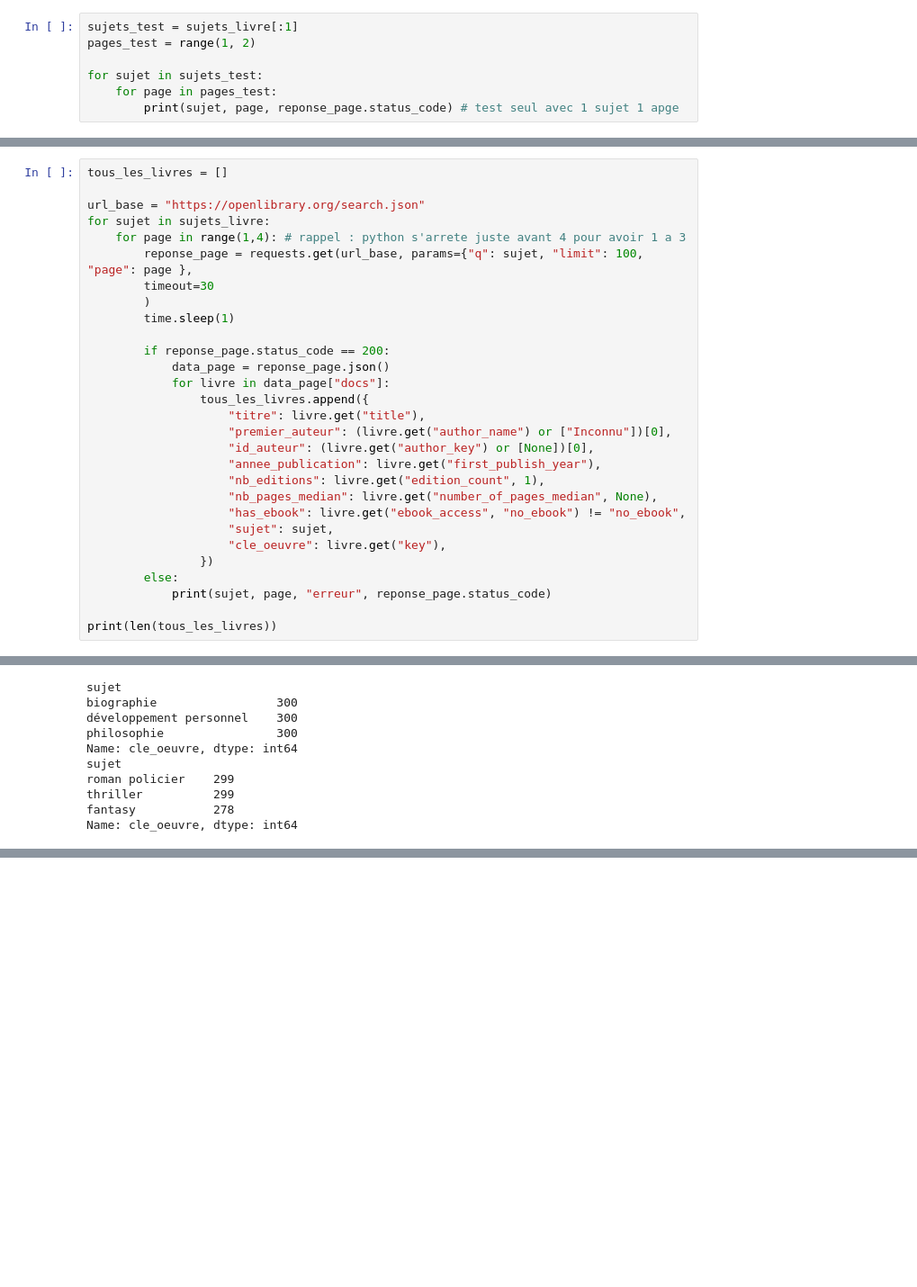
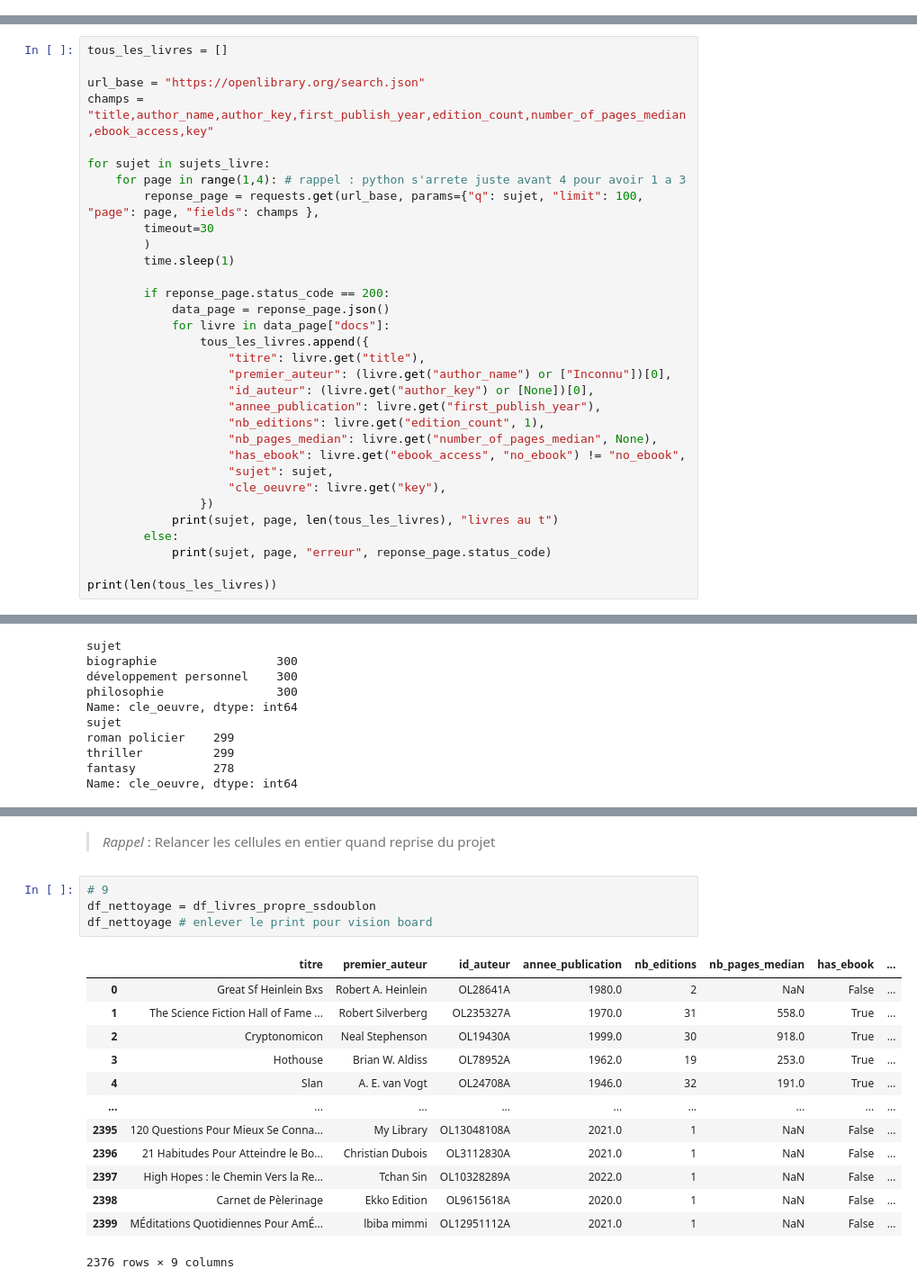
Before and after one commit to smarjane/TP-livres-data, a Jupyter notebook: TP_Livre.ipynb, the cells around one changed output, grey strips where cells are left out. Shown at 90% size. Saved outputs shown, nothing was run; the diff lists cells and outputs as text; blank space fills up the shorter version.

Commit message:
2.1 : correction nb_pages_median vide a cause de fields manquant + debut nettoyage

```diff
--- a/TP_Livre.ipynb
+++ b/TP_Livre.ipynb
@@ -133,10 +133,3 @@ roman policier 3
 développement personnel 1
 développement personnel 2
 développement personnel 3
-# %%
-sujets_test = sujets_livre[:1]
-pages_test = range(1, 2)
-
-for sujet in sujets_test:
-    for page in pages_test:
-        print(sujet, page, reponse_page.status_code) # test seul avec 1 sujet 1 apge
@@ -146,9 +137,11 @@ science fiction 1 200
 tous_les_livres = []
 
 url_base = "https://openlibrary.org/search.json"
+champs = "title,author_name,author_key,first_publish_year,edition_count,number_of_pages_median,ebook_access,key"
+
 for sujet in sujets_livre:
     for page in range(1,4): # rappel : python s'arrete juste avant 4 pour avoir 1 a 3
-        reponse_page = requests.get(url_base, params={"q": sujet, "limit": 100, "page": page },
+        reponse_page = requests.get(url_base, params={"q": sujet, "limit": 100, "page": page, "fields": champs },
         timeout=30
         )
         time.sleep(1)
@@ -167,6 +160,7 @@ for sujet in sujets_livre:
                     "sujet": sujet,
                     "cle_oeuvre": livre.get("key"),
                 })
+            print(sujet, page, len(tous_les_livres), "livres au t")
         else:
             print(sujet, page, "erreur", reponse_page.status_code)
 
@@ -335,0 +360,21 @@ Name: cle_oeuvre, dtype: int64
+# %% [markdown]
+> *Rappel* :
+Relancer les cellules en entier quand reprise du projet
+# %%
+# 9
+df_nettoyage = df_livres_propre_ssdoublon
+df_nettoyage # enlever le print pour vision board
+# %% [output]
+|  | titre | premier_auteur | id_auteur | annee_publication | nb_editions | nb_pages_median | has_ebook | ... |
+| 0 | Great Sf Heinlein Bxs | Robert A. Heinlein | OL28641A | 1980.0 | 2 | NaN | False | ... |
+| 1 | The Science Fiction Hall of Fame ... | Robert Silverberg | OL235327A | 1970.0 | 31 | 558.0 | True | ... |
+| 2 | Cryptonomicon | Neal Stephenson | OL19430A | 1999.0 | 30 | 918.0 | True | ... |
+| 3 | Hothouse | Brian W. Aldiss | OL78952A | 1962.0 | 19 | 253.0 | True | ... |
+| 4 | Slan | A. E. van Vogt | OL24708A | 1946.0 | 32 | 191.0 | True | ... |
+| ... | ... | ... | ... | ... | ... | ... | ... | ... |
+| 2395 | 120 Questions Pour Mieux Se Conna... | My Library | OL13048108A | 2021.0 | 1 | NaN | False | ... |
+| 2396 | 21 Habitudes Pour Atteindre le Bo... | Christian Dubois | OL3112830A | 2021.0 | 1 | NaN | False | ... |
+| 2397 | High Hopes : le Chemin Vers la Re... | Tchan Sin | OL10328289A | 2022.0 | 1 | NaN | False | ... |
+| 2398 | Carnet de Pèlerinage | Ekko Edition | OL9615618A | 2020.0 | 1 | NaN | False | ... |
+| 2399 | MÉditations Quotidiennes Pour AmÉ... | lbiba mimmi | OL12951112A | 2021.0 | 1 | NaN | False | ... |
+2376 rows × 9 columns
```
Also changed, not shown: parts of 13 cells of this notebook.
